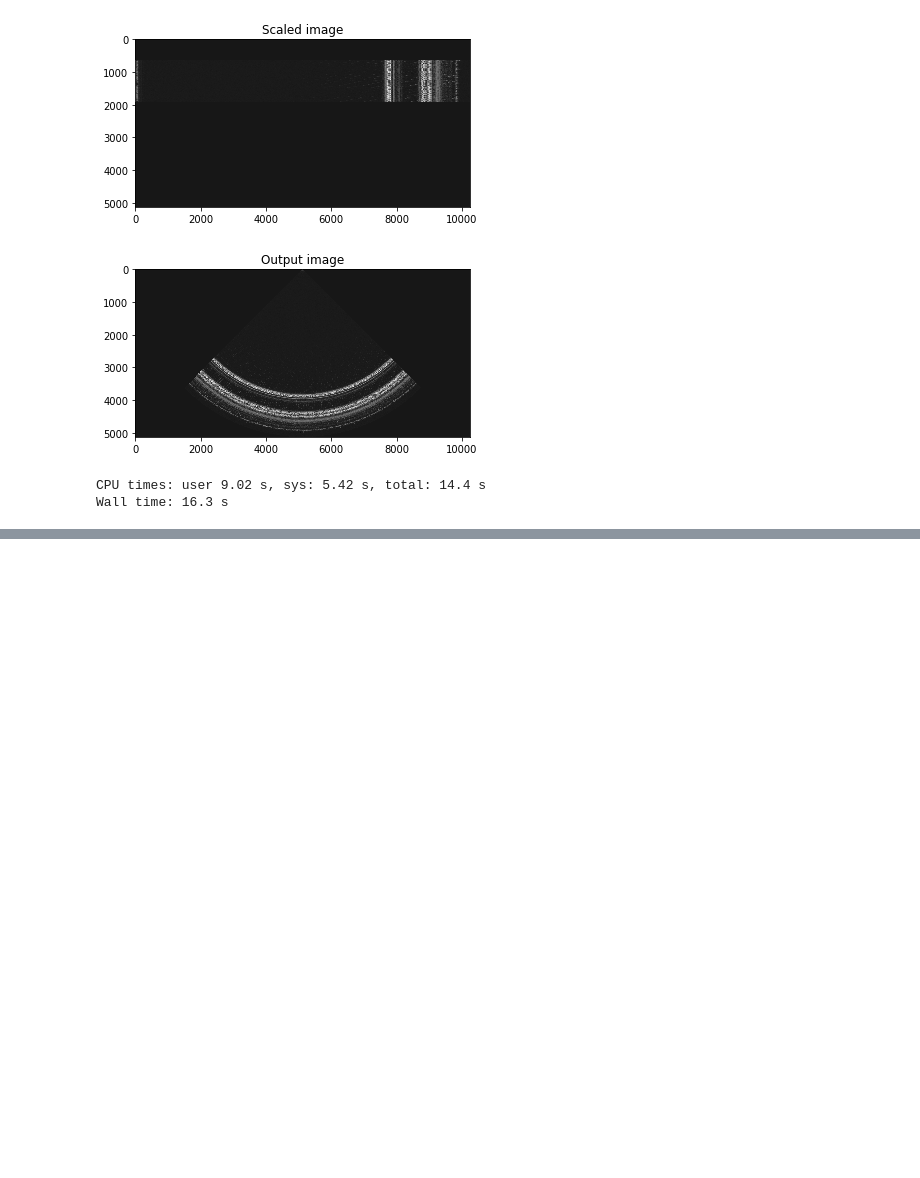
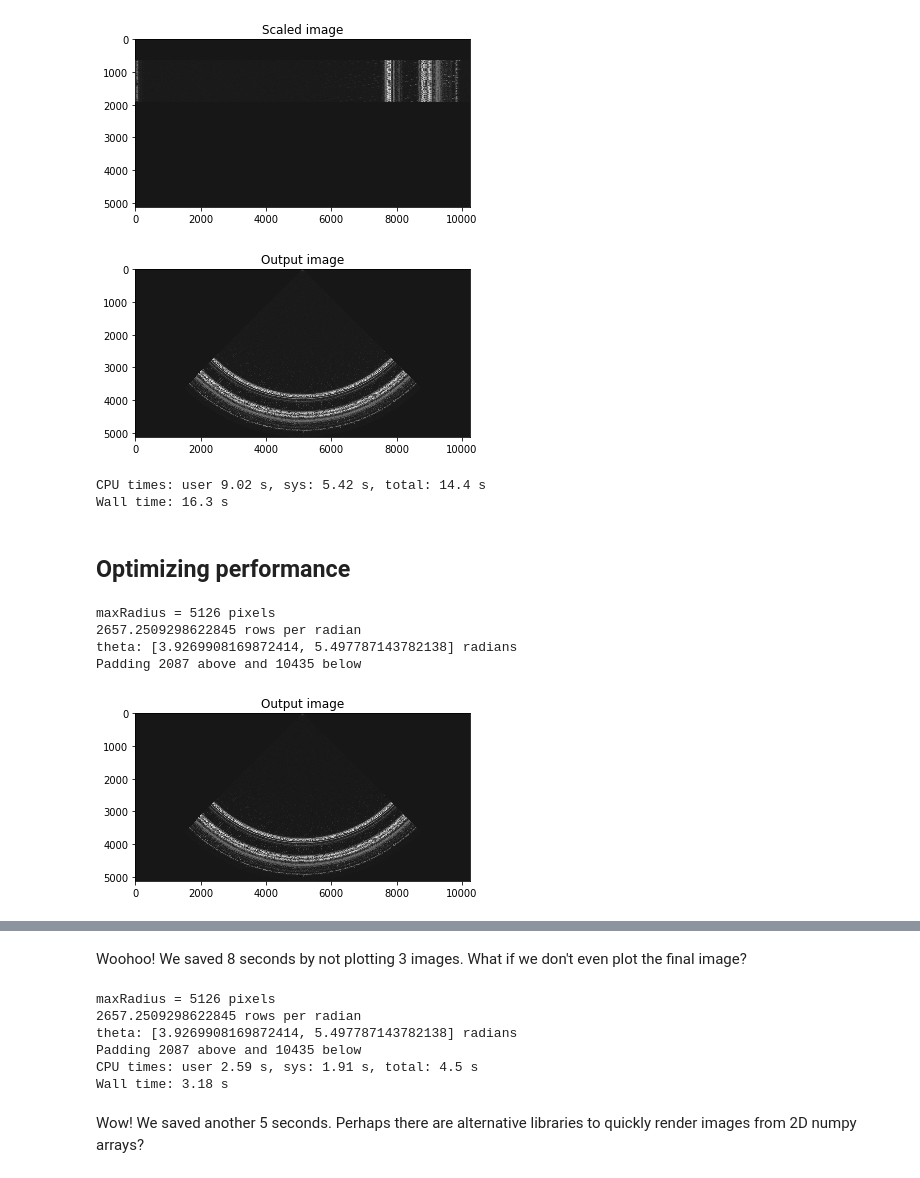
Before and after one commit to wlmeng11/rtl-ultrasound, a Jupyter notebook: experiments/20180818/rtlsdr_ultrasound_test.ipynb, the cells around one changed output, grey strips where cells are left out. Saved outputs shown, nothing was run; the diff lists cells and outputs as text; code cells hidden in the pictures; blank space fills up the shorter version.

Commit message:
Performance improvements: less plots, uint16 instead of float

```diff
--- a/experiments/20180818/rtlsdr_ultrasound_test.ipynb
+++ b/experiments/20180818/rtlsdr_ultrasound_test.ipynb
@@ -580,3 +580,42 @@ Padding 2087 above and 10435 below
 [figure]
 CPU times: user 9.02 s, sys: 5.42 s, total: 14.4 s
 Wall time: 16.3 s
+# %% [markdown]
+## Optimizing performance
+# %%
+%%time
+# since pyplot is very slow with large arrays, let's plot only the final result
+maxRadius = im_in.shape[1]
+print("maxRadius = {} pixels".format(maxRadius))
+
+angle_range = np.pi/2 # range of angle swept by transducer (radians)
+theta_scale_factor = im_in.shape[0] / angle_range # rows per radian
+print("{} rows per radian".format(theta_scale_factor))
+theta_min = 3/2*np.pi - angle_range/2
+theta_max = 3/2*np.pi + angle_range/2
+print("theta: [{}, {}] radians".format(theta_min, theta_max))
+
+# pad the image
+pad_below = int(theta_min * theta_scale_factor) # how many rows to pad below theta_min
+pad_above = int((2*np.pi - theta_max) * theta_scale_factor) # how mahy rows to pad above theta_max
+print("Padding {} above and {} below".format(pad_above, pad_below))
+im_below = np.zeros((pad_below, maxRadius))
+im_above = np.zeros((pad_above, maxRadius))
+
+padded_image = np.vstack((im_above, im_in, im_below))
+# scale image
+scaled_image = cv2.resize(padded_image, (2*maxRadius, maxRadius), interpolation=cv2.INTER_CUBIC)
+
+# transform image
+center = (int(scaled_image.shape[1]/2), 0) # (x, y) coordinate from top-left of image
+flags = cv2.WARP_INVERSE_MAP
+im_out = cv2.linearPolar(scaled_image, center, maxRadius, flags)
+plt.imshow(im_out, cmap='gray')
+plt.title("Output image")
+plt.show()
+# %% [output]
+maxRadius = 5126 pixels
+2657.2509298622845 rows per radian
+theta: [3.9269908169872414, 5.497787143782138] radians
+Padding 2087 above and 10435 below
+[figure, added]
@@ -582,0 +624,39 @@ Wall time: 16.3 s
+# %% [markdown]
+Woohoo! We saved 8 seconds by not plotting 3 images.
+What if we don't even plot the final image?
+# %%
+%%time
+maxRadius = im_in.shape[1]
+print("maxRadius = {} pixels".format(maxRadius))
+
+angle_range = np.pi/2 # range of angle swept by transducer (radians)
+theta_scale_factor = im_in.shape[0] / angle_range # rows per radian
+print("{} rows per radian".format(theta_scale_factor))
+theta_min = 3/2*np.pi - angle_range/2
+theta_max = 3/2*np.pi + angle_range/2
+print("theta: [{}, {}] radians".format(theta_min, theta_max))
+
+# pad the image
+pad_below = int(theta_min * theta_scale_factor) # how many rows to pad below theta_min
+pad_above = int((2*np.pi - theta_max) * theta_scale_factor) # how mahy rows to pad above theta_max
+print("Padding {} above and {} below".format(pad_above, pad_below))
+im_below = np.zeros((pad_below, maxRadius))
+im_above = np.zeros((pad_above, maxRadius))
+
+padded_image = np.vstack((im_above, im_in, im_below))
+# scale image
+scaled_image = cv2.resize(padded_image, (2*maxRadius, maxRadius), interpolation=cv2.INTER_CUBIC)
+
+# transform image
+center = (int(scaled_image.shape[1]/2), 0) # (x, y) coordinate from top-left of image
+flags = cv2.WARP_INVERSE_MAP
+im_out = cv2.linearPolar(scaled_image, center, maxRadius, flags)
+# %% [output]
+maxRadius = 5126 pixels
+2657.2509298622845 rows per radian
+theta: [3.9269908169872414, 5.497787143782138] radians
+Padding 2087 above and 10435 below
+CPU times: user 2.59 s, sys: 1.91 s, total: 4.5 s
+Wall time: 3.18 s
+# %% [markdown]
+Wow! We saved another 5 seconds. Perhaps there are alternative libraries to quickly render images from 2D numpy arrays?
```
Also changed, not shown: parts of 15 cells of this notebook.
